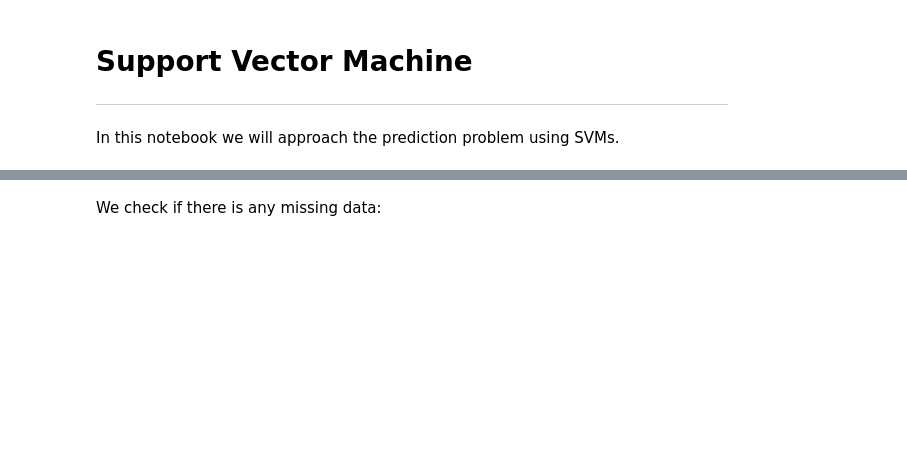
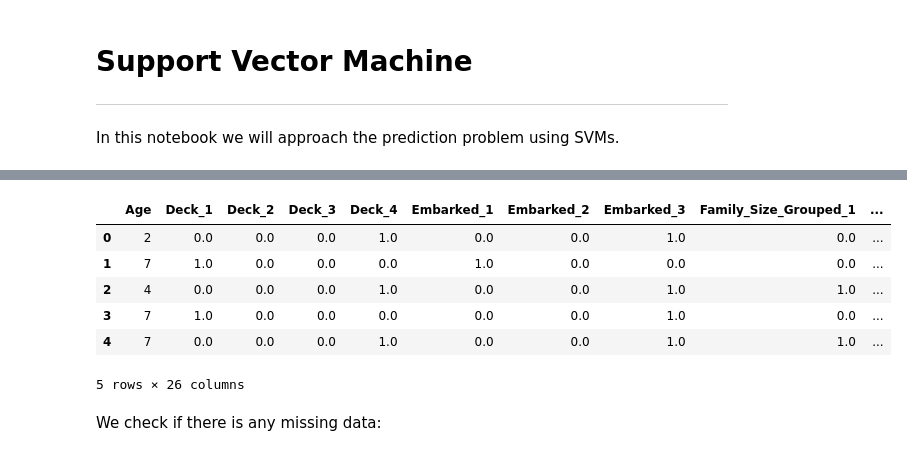
Before and after one commit to odshelley/kagglePublic, a Jupyter notebook: titanic/SVMApproach.ipynb, the cells around one changed output, grey strips where cells are left out. Cells and saved outputs as stored; diff of their text form; code cells hidden in the pictures; blank space fills up the shorter version.

```diff
--- a/titanic/SVMApproach.ipynb
+++ b/titanic/SVMApproach.ipynb
@@ -41,3 +32,20 @@ test_data.head()
+# %%
+df_all = pd.concat([train, test], sort=True).reset_index(drop=True)
+drop_cols = ['Deck', 'Embarked', 'Family', 'Family_Size', 'Family_Size_Grouped', 'Survived',
+             'Name', 'Parch', 'PassengerId', 'Pclass', 'Sex', 'SibSp', 'Ticket', 'Title',
+            'Ticket_Survival_Rate', 'Family_Survival_Rate', 'Ticket_Survival_Rate_NA', 'Family_Survival_Rate_NA']
+
+df_all.drop(columns=drop_cols, inplace=True)
+
+df_all.head()
+# %% [output]
+|  | Age | Deck_1 | Deck_2 | Deck_3 | Deck_4 | Embarked_1 | Embarked_2 | Embarked_3 | Family_Size_Grouped_1 | ... |
+| 0 | 2 | 0.0 | 0.0 | 0.0 | 1.0 | 0.0 | 0.0 | 1.0 | 0.0 | ... |
+| 1 | 7 | 1.0 | 0.0 | 0.0 | 0.0 | 1.0 | 0.0 | 0.0 | 0.0 | ... |
+| 2 | 4 | 0.0 | 0.0 | 0.0 | 1.0 | 0.0 | 0.0 | 1.0 | 1.0 | ... |
+| 3 | 7 | 1.0 | 0.0 | 0.0 | 0.0 | 0.0 | 0.0 | 1.0 | 0.0 | ... |
+| 4 | 7 | 0.0 | 0.0 | 0.0 | 1.0 | 0.0 | 0.0 | 1.0 | 1.0 | ... |
+5 rows × 26 columns
 # %% [markdown]
 We check if there is any missing data:
 # %%
```
Also changed, not shown: parts of 3 cells of this notebook, 2 other files.
